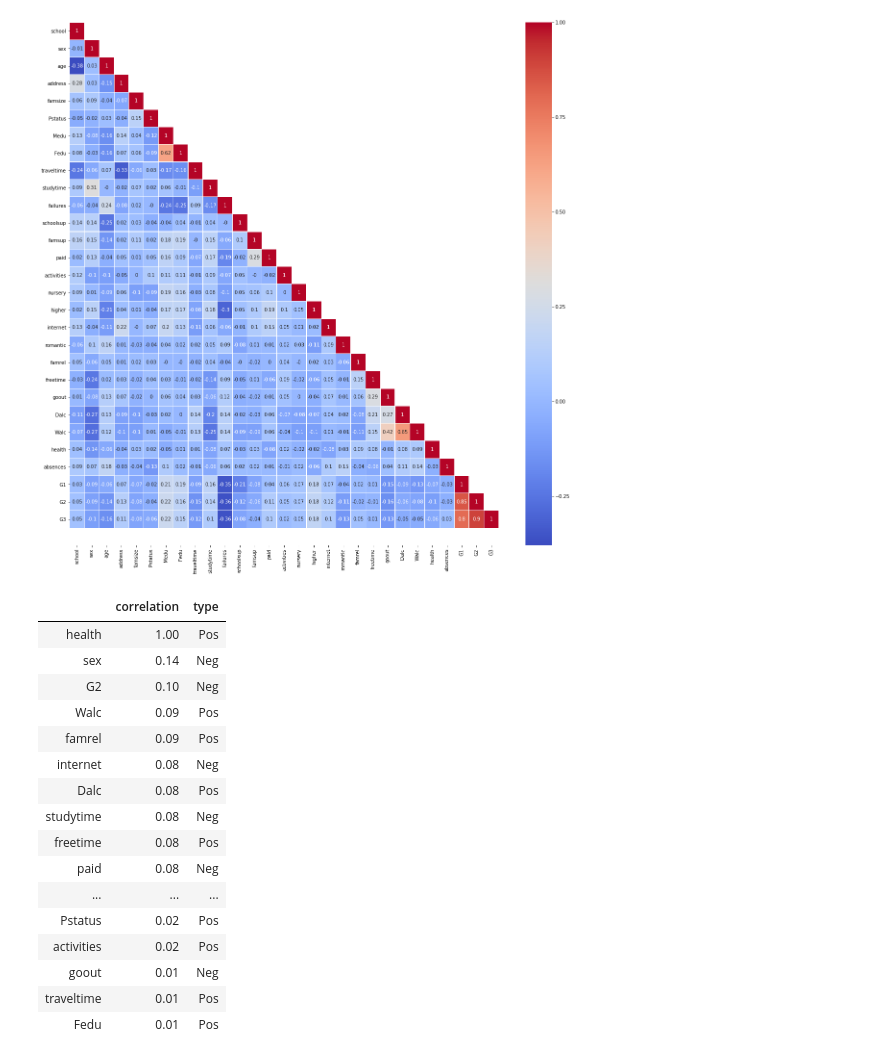
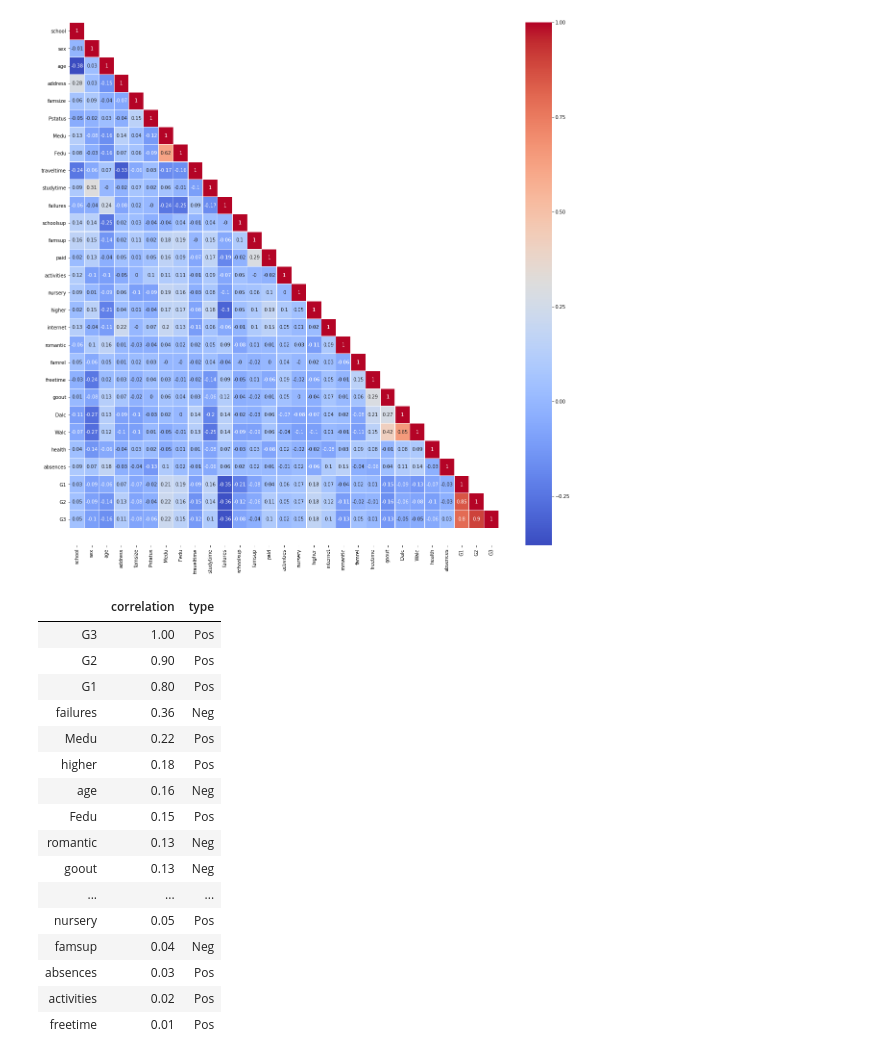
Before and after one commit to albertorekena/education-improvement, a Jupyter notebook: Pruebas.ipynb, the cells around one changed output. Cells and saved outputs as stored; diff of their text form; code cells hidden in the pictures.

```diff
--- a/Pruebas.ipynb
+++ b/Pruebas.ipynb
@@ -186,22 +186,22 @@ def print_correlation_table(variable):
     correlation = correlation.sort_values('correlation',ascending = False)
     return correlation
 # %%
-print_correlation_table('health')
+print_correlation_table('G3')
 # %% [output]
 |  | correlation | type |
-| health | 1.00 | Pos |
-| sex | 0.14 | Neg |
-| G2 | 0.10 | Neg |
-| Walc | 0.09 | Pos |
-| famrel | 0.09 | Pos |
-| internet | 0.08 | Neg |
-| Dalc | 0.08 | Pos |
-| studytime | 0.08 | Neg |
-| freetime | 0.08 | Pos |
-| paid | 0.08 | Neg |
+| G3 | 1.00 | Pos |
+| G2 | 0.90 | Pos |
+| G1 | 0.80 | Pos |
+| failures | 0.36 | Neg |
+| Medu | 0.22 | Pos |
+| higher | 0.18 | Pos |
+| age | 0.16 | Neg |
+| Fedu | 0.15 | Pos |
+| romantic | 0.13 | Neg |
+| goout | 0.13 | Neg |
 | ... | ... | ... |
-| Pstatus | 0.02 | Pos |
+| nursery | 0.05 | Pos |
+| famsup | 0.04 | Neg |
+| absences | 0.03 | Pos |
 | activities | 0.02 | Pos |
-| goout | 0.01 | Neg |
-| traveltime | 0.01 | Pos |
-| Fedu | 0.01 | Pos |
+| freetime | 0.01 | Pos |
```
